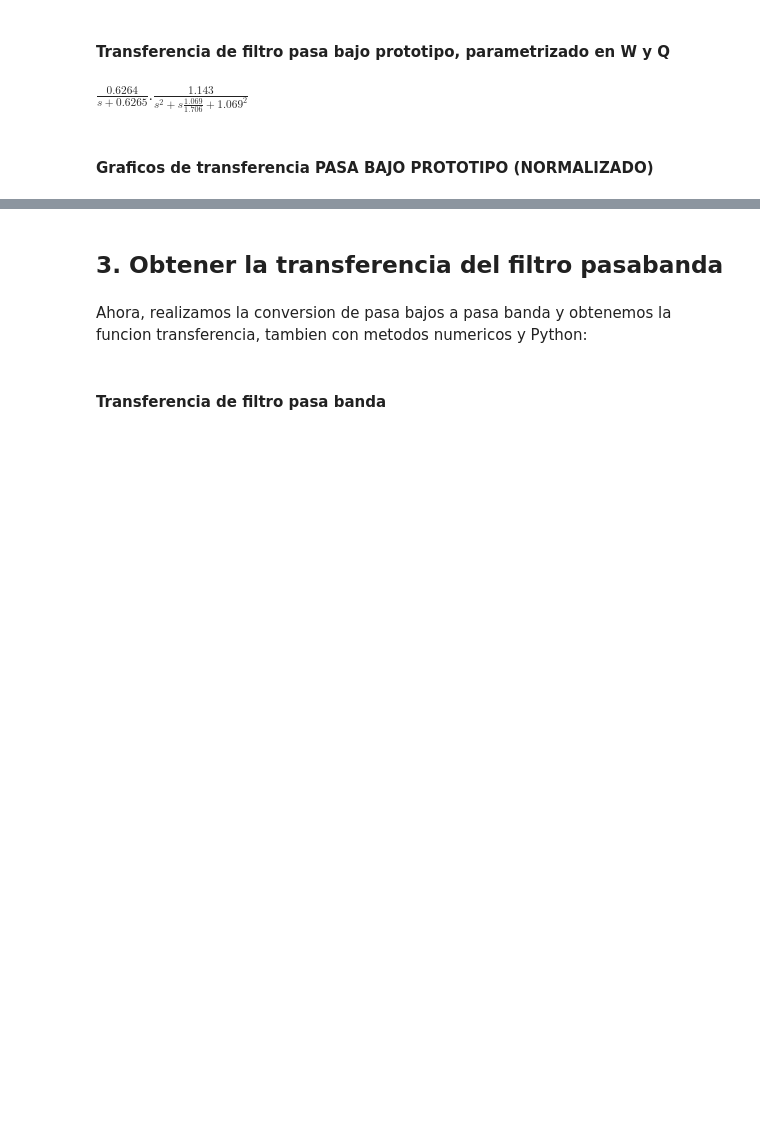
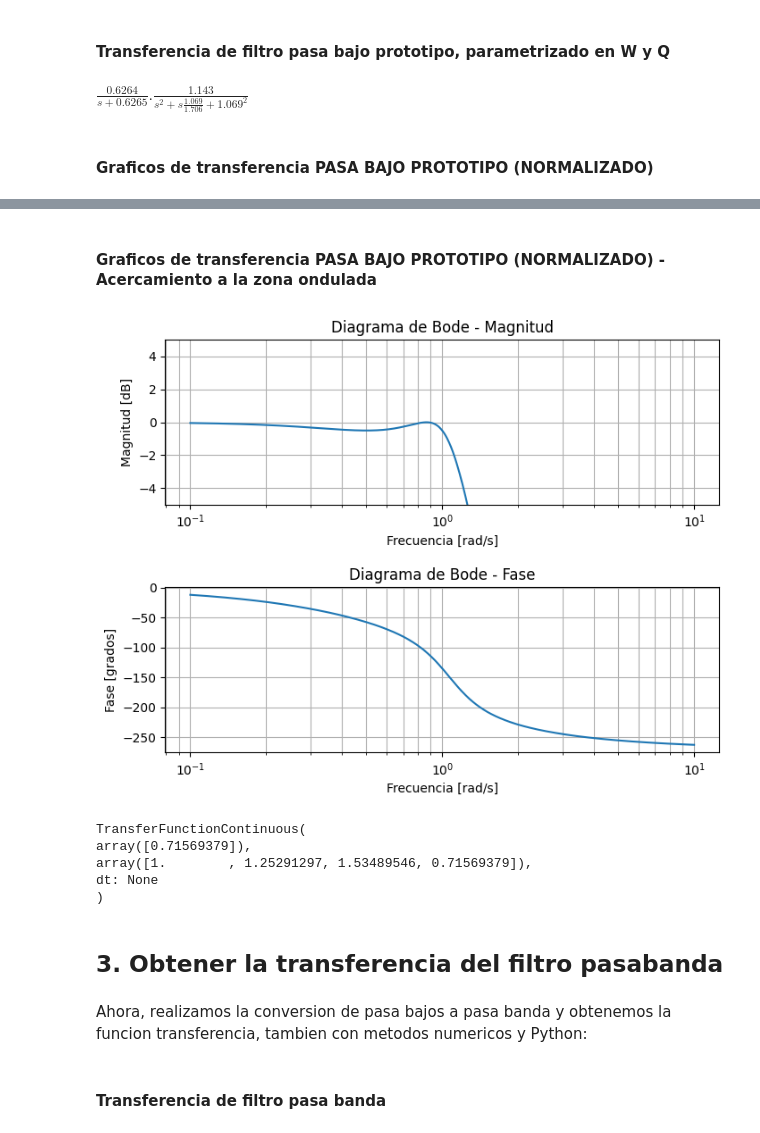
Before and after one commit to tomasalbanesi/TC2, a Jupyter notebook: Trabajos_Semanales/Trabajo_Semanal_4bis2/TS4bis2_Notebook_Albanesi_Pereyra.ipynb, the cells around one changed output, grey strips where cells are left out. Cells and saved outputs as stored; diff of their text form; code cells hidden in the pictures; blank space fills up the shorter version.

```diff
--- a/Trabajos_Semanales/Trabajo_Semanal_4bis2/TS4bis2_Notebook_Albanesi_Pereyra.ipynb
+++ b/Trabajos_Semanales/Trabajo_Semanal_4bis2/TS4bis2_Notebook_Albanesi_Pereyra.ipynb
@@ -180,4 +181,54 @@ analyze_sys(filter_lp)
 [figure]
+# %% [markdown]
+#### Graficos de transferencia PASA BAJO PROTOTIPO (NORMALIZADO) - Acercamiento a la zona ondulada
+# %%
+#--------------------------------------------------------------
+# Generar el grillado de frecuencias
+
+## Pasa bajos
+lpb, lpa = sig.cheby1(3, 0.5, 1, analog=True)
+
+tflp = sig.TransferFunction(lpb,lpa)
+
+# Crear un vector de frecuencias con mayor resolución
+w = np.logspace(-1, 1, num=1000)  # Rango de 10^4 a 10^6 con 1000 puntos
+
+# Calcular la respuesta en frecuencia del sistema
+w, mag, phase = sig.bode(tflp, w)
+
+# Crear la figura y los subplots
+fig, (ax1, ax2) = plt.subplots(2, 1, figsize=(8, 6))
+fig.subplots_adjust(hspace=0.5)
+
+# Graficar la magnitud en dB con grillado
+ax1.semilogx(w, mag)
+ax1.set_xscale('log')
+ax1.set_xlabel('Frecuencia [rad/s]')
+ax1.set_ylabel('Magnitud [dB]')
+ax1.set_title('Diagrama de Bode - Magnitud')
+ax1.grid(True, which="both")
+
+# Ajustar límites del eje y
+ax1.set_ylim(-5,5)
+
+# Graficar la fase en grados con grillado
+ax2.semilogx(w, phase)
+ax2.set_xscale('log')
+ax2.set_xlabel('Frecuencia [rad/s]')
+ax2.set_ylabel('Fase [grados]')
+ax2.set_title('Diagrama de Bode - Fase')
+ax2.grid(True, which="both")
+
+# Mostrar la figura
+plt.show()
+print(tflp)
+# %% [output]
+[figure, added]
+TransferFunctionContinuous(
+array([0.71569379]),
+array([1.        , 1.25291297, 1.53489546, 0.71569379]),
+dt: None
+)
 # %% [markdown]
 ## 3. Obtener la transferencia del filtro pasabanda <a class="anchor" id="punto3"></a>
 # %% [markdown]
```
Also changed, not shown: parts of 15 cells of this notebook, 20 other files.
